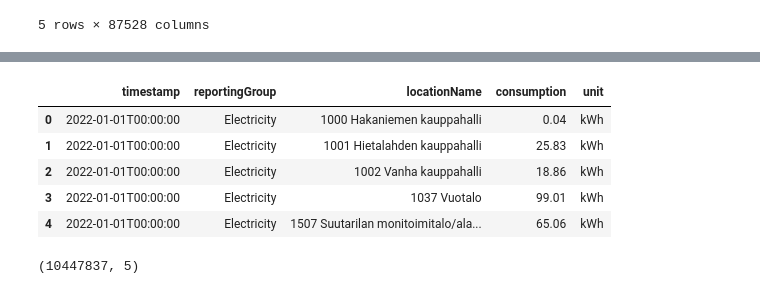
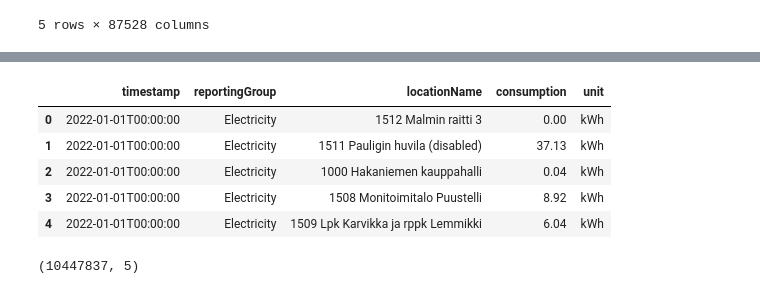
Before and after one commit to numanyusf/Helsinki-Energy-Consumption-EDA, a Jupyter notebook: energy.ipynb, the cells around one changed output, grey strips where cells are left out. Drawn from its saved outputs; the diff is of its cells as text; code cells hidden in the pictures.

```diff
--- a/energy.ipynb
+++ b/energy.ipynb
@@ -61,3 +223,26 @@ def fetch_hourly_data_for_property(property_location):
-# %%
-with ThreadPoolExecutor(max_workers=10) as executor:
-    hourly_electricity_data_all_properties = list(executor.map(fetch_hourly_data_for_property, property_locations))
+# %%
+def fetch_hourly_data_for_property_parallel(property_locations, batch_size=10):
+    with ThreadPoolExecutor(max_workers=10) as executor:
+        hourly_data_list = []
+        futures = []
+
+        for i in range(0, len(property_locations), batch_size):
+            batch_locations = property_locations[i:i + batch_size]
+
+            # Submit tasks for each location in the batch
+            batch_futures = [executor.submit(fetch_hourly_data_for_property, loc) for loc in batch_locations]
+            futures.extend(batch_futures)
+
+        # Iterate over completed futures and get results as soon as they are available
+        for future in as_completed(futures):
+            try:
+                result = future.result()
+                if result:
+                    hourly_data_list.append(result)
+            except Exception as e:
+                print(f"Error fetching hourly data: {e}")
+
+    return hourly_data_list
+# %%
+hourly_data_list = fetch_hourly_data_for_property_parallel(property_locations)
+hourly_data_list[0]
@@ -64,6 +284,6 @@ with ThreadPoolExecutor(max_workers=10) as executor:
 # %%
 # Convert the list of dictionaries to a DataFrame
-all_properties_hourly_electricity_df = pd.DataFrame(hourly_electricity_data_all_properties)
+all_properties_hourly_electricity_df = pd.DataFrame(hourly_data_list)
 
 # Display the DataFrame
 print("\nDaily Electricity Data for All Properties:")
@@ -85,38 +305,38 @@ print(all_properties_hourly_electricity_df.iloc[0, 0])
 # Creating an empty list to store dictionaries
 data_list = []
 
 # Iterate over DataFrame rows using apply
 def process_row(row):
     try:
         if isinstance(row, str):
             cell_data = json.loads(row)
         elif isinstance(row, dict):
             cell_data = row
         else:
             raise ValueError(f"Unsupported data type: {type(row)}")
 
         extracted_data = {
             'timestamp': cell_data.get('timestamp'),
             'reportingGroup': cell_data.get('reportingGroup'),
             'locationName': cell_data.get('locationName'),
             'consumption': cell_data.get('value'),
             'unit': cell_data.get('unit')
         }
         data_list.append(extracted_data)
     except (json.JSONDecodeError, AttributeError, ValueError):
         pass
 
 # Apply the processing function to each cell in the DataFrame
 all_properties_hourly_electricity_df.applymap(process_row)
 
 # Create a DataFrame from the list of dictionaries
-energy_df = pd.DataFrame(data_list)
-energy_df.head()
+hourly_energy_df = pd.DataFrame(data_list)
+hourly_energy_df.head()
 # %% [output]
 |  | timestamp | reportingGroup | locationName | consumption | unit |
-| 0 | 2022-01-01T00:00:00 | Electricity | 1000 Hakaniemen kauppahalli | 0.04 | kWh |
-| 1 | 2022-01-01T00:00:00 | Electricity | 1001 Hietalahden kauppahalli | 25.83 | kWh |
-| 2 | 2022-01-01T00:00:00 | Electricity | 1002 Vanha kauppahalli | 18.86 | kWh |
-| 3 | 2022-01-01T00:00:00 | Electricity | 1037 Vuotalo | 99.01 | kWh |
-| 4 | 2022-01-01T00:00:00 | Electricity | 1507 Suutarilan monitoimitalo/ala... | 65.06 | kWh |
+| 0 | 2022-01-01T00:00:00 | Electricity | 1512 Malmin raitti 3 | 0.00 | kWh |
+| 1 | 2022-01-01T00:00:00 | Electricity | 1511 Pauligin huvila (disabled) | 37.13 | kWh |
+| 2 | 2022-01-01T00:00:00 | Electricity | 1000 Hakaniemen kauppahalli | 0.04 | kWh |
+| 3 | 2022-01-01T00:00:00 | Electricity | 1508 Monitoimitalo Puustelli | 8.92 | kWh |
+| 4 | 2022-01-01T00:00:00 | Electricity | 1509 Lpk Karvikka ja rppk Lemmikki | 6.04 | kWh |
 # %%
```
Also changed, not shown: parts of 30 cells of this notebook.
